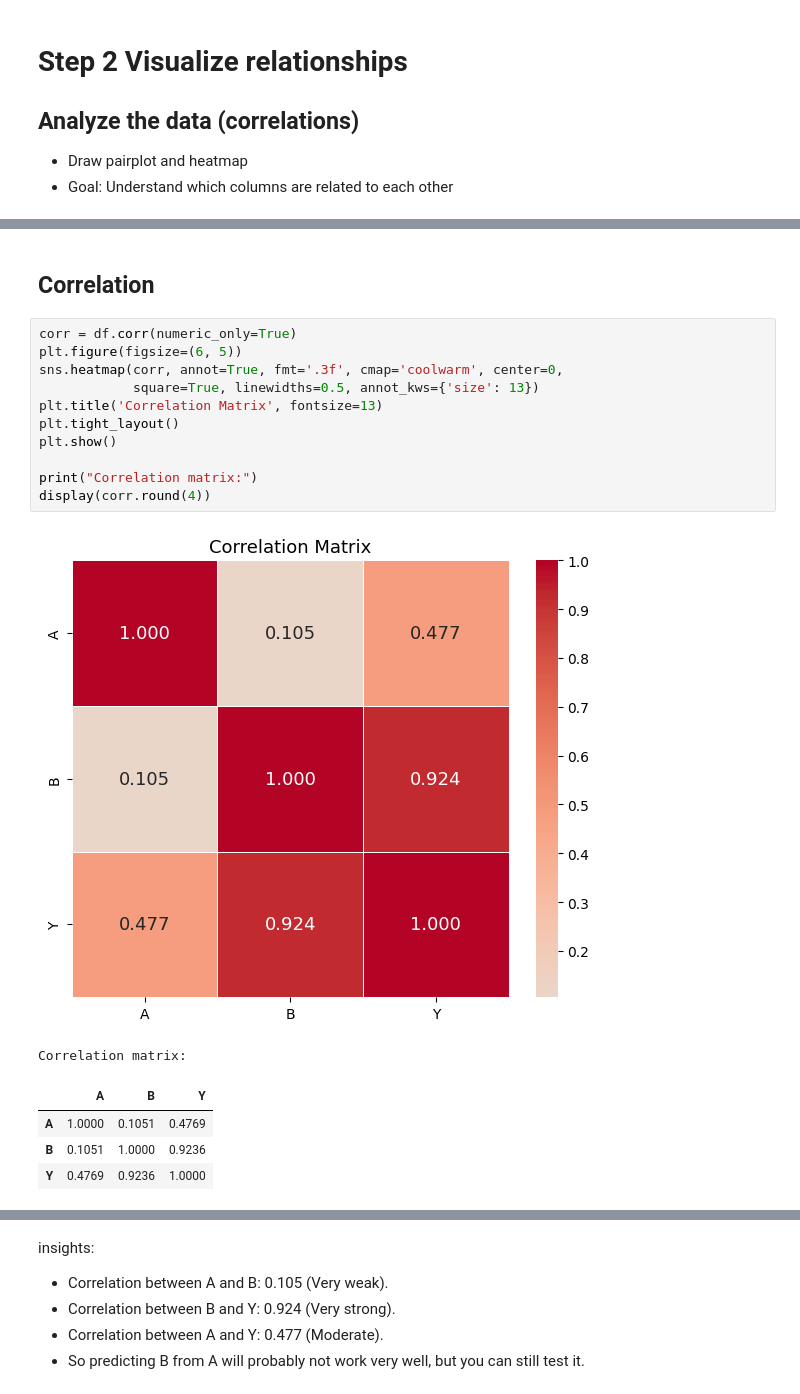
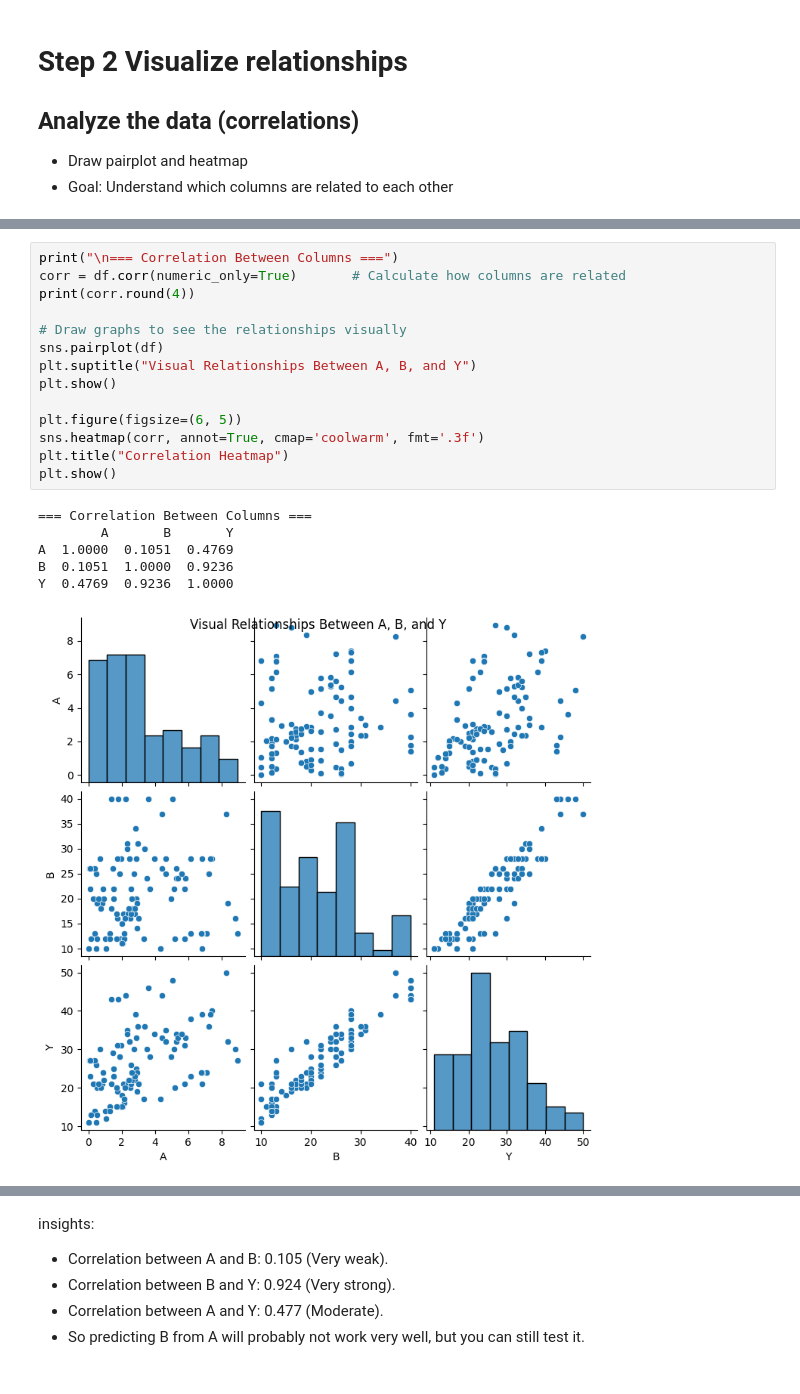
Before and after one commit to khrisssss/ML-Project-Prediction-and-Clustering-API, a Jupyter notebook: analysis_notebook.ipynb, the cells around one changed output, grey strips where cells are left out. Drawn from its saved outputs; the diff is of its cells as text.

```diff
--- a/analysis_notebook.ipynb
+++ b/analysis_notebook.ipynb
@@ -93,20 +91,21 @@ sns.pairplot(df)
-# %% [markdown]
-## Correlation
-# %%
-corr = df.corr(numeric_only=True)
-plt.figure(figsize=(6, 5))
-sns.heatmap(corr, annot=True, fmt='.3f', cmap='coolwarm', center=0,
-            square=True, linewidths=0.5, annot_kws={'size': 13})
-plt.title('Correlation Matrix', fontsize=13)
-plt.tight_layout()
-plt.show()
-
-print("Correlation matrix:")
-display(corr.round(4))
-# %% [output]
-[figure, removed]
-Correlation matrix:
-|  | A | B | Y |
-| A | 1.0000 | 0.1051 | 0.4769 |
-| B | 0.1051 | 1.0000 | 0.9236 |
-| Y | 0.4769 | 0.9236 | 1.0000 |
+# %%
+print("\n=== Correlation Between Columns ===")
+corr = df.corr(numeric_only=True)       # Calculate how columns are related
+print(corr.round(4))
+
+# Draw graphs to see the relationships visually
+sns.pairplot(df)
+plt.suptitle("Visual Relationships Between A, B, and Y")
+plt.show()
+
+plt.figure(figsize=(6, 5))
+sns.heatmap(corr, annot=True, cmap='coolwarm', fmt='.3f')
+plt.title("Correlation Heatmap")
+plt.show()
+# %% [output]
+=== Correlation Between Columns ===
+        A       B       Y
+A  1.0000  0.1051  0.4769
+B  0.1051  1.0000  0.9236
+Y  0.4769  0.9236  1.0000
+[figure, added]
```
Also changed, not shown: parts of 7 cells of this notebook, 1 other file.
